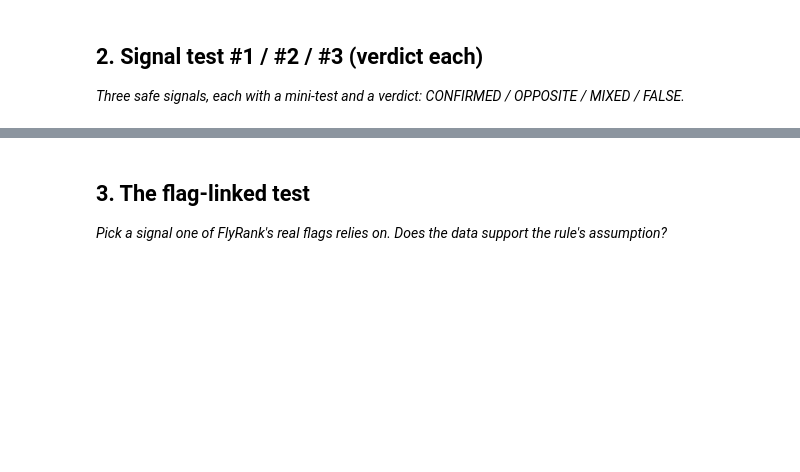
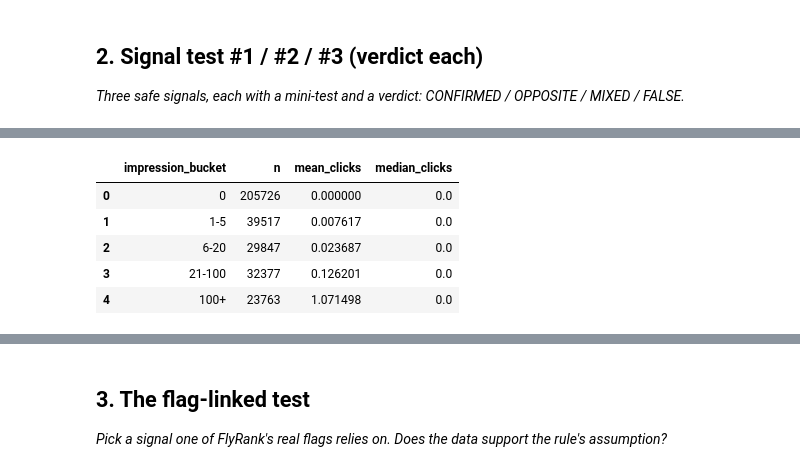
Before and after one commit to eshaamirmalik-sketch/flyrank-ml-internship, a Jupyter notebook: work/notebooks/w04_signal_audit.ipynb, the cells around one changed output, grey strips where cells are left out. Saved outputs shown, nothing was run; the diff lists cells and outputs as text; code cells hidden in the pictures; blank space fills up the shorter version.

```diff
--- a/work/notebooks/w04_signal_audit.ipynb
+++ b/work/notebooks/w04_signal_audit.ipynb
@@ -16,0 +183,30 @@ This skeleton is yours to fill. Work the sections **in order** — each one has
+# %%
+# W4 Signal Test #2 — Impression volume
+
+signal2 = df.copy()
+
+signal2["impression_bucket"] = pd.cut(
+    signal2["gsc_impressions"],
+    bins=[-1, 0, 5, 20, 100, float("inf")],
+    labels=["0", "1-5", "6-20", "21-100", "100+"]
+)
+
+volume_table = (
+    signal2
+    .groupby("impression_bucket", observed=True)
+    .agg(
+        n=("content_hash_id", "size"),
+        mean_clicks=("gsc_clicks", "mean"),
+        median_clicks=("gsc_clicks", "median")
+    )
+    .reset_index()
+)
+
+volume_table
+# %% [output]
+|  | impression_bucket | n | mean_clicks | median_clicks |
+| 0 | 0 | 205726 | 0.000000 | 0.0 |
+| 1 | 1-5 | 39517 | 0.007617 | 0.0 |
+| 2 | 6-20 | 29847 | 0.023687 | 0.0 |
+| 3 | 21-100 | 32377 | 0.126201 | 0.0 |
+| 4 | 100+ | 23763 | 1.071498 | 0.0 |
```
Also changed, not shown: parts of 13 cells of this notebook.
